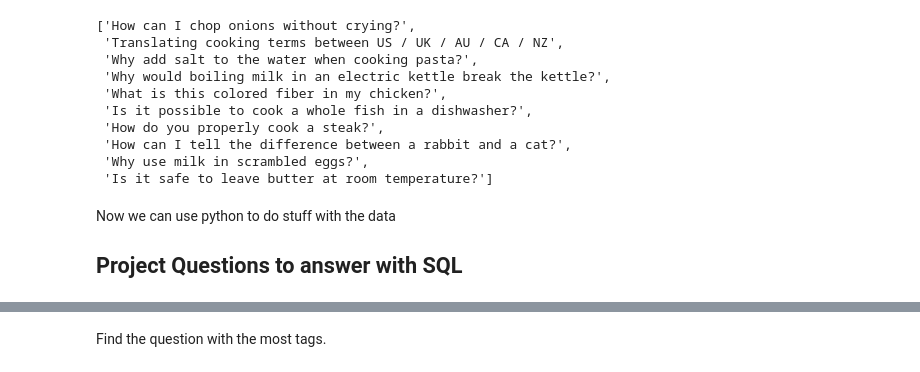
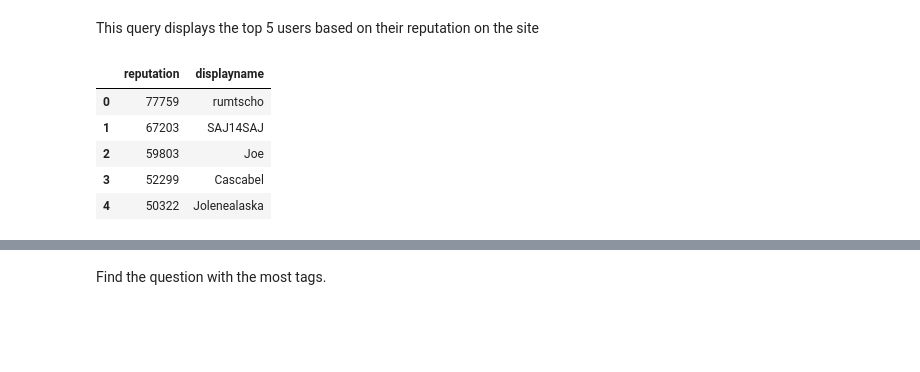
Before and after one commit to CrypticSloth/SchoolWork, a Jupyter notebook: CSCI340Databases/Project2/psqlWithLanguage.ipynb, the cells around one changed output, grey strips where cells are left out. Cells and saved outputs as stored; diff of their text form; code cells hidden in the pictures; blank space fills up the shorter version.

```diff
--- a/CSCI340Databases/Project2/psqlWithLanguage.ipynb
+++ b/CSCI340Databases/Project2/psqlWithLanguage.ipynb
@@ -26,17 +24,13 @@ titles = list(qs['title'])
-# %%
-titles
-# %% [output]
-['How can I chop onions without crying?',
- 'Translating cooking terms between US / UK / AU / CA / NZ',
- 'Why add salt to the water when cooking pasta?',
- 'Why would boiling milk in an electric kettle break the kettle?',
- 'What is this colored fiber in my chicken?',
- 'Is it possible to cook a whole fish in a dishwasher?',
- 'How do you properly cook a steak?',
- 'How can I tell the difference between a rabbit and a cat?',
- 'Why use milk in scrambled eggs?',
- 'Is it safe to leave butter at room temperature?']
-# %% [markdown]
-Now we can use python to do stuff with the data
-
-## Project Questions to answer with SQL
+# %% [markdown]
+This query displays the top 5 users based on their reputation on the site
+# %%
+pd.read_sql_query(
+    'SELECT reputation,displayname FROM users ORDER BY reputation DESC LIMIT 5;'
+    ,engine)
+# %% [output]
+|  | reputation | displayname |
+| 0 | 77759 | rumtscho |
+| 1 | 67203 | SAJ14SAJ |
+| 2 | 59803 | Joe |
+| 3 | 52299 | Cascabel |
+| 4 | 50322 | Jolenealaska |
```
Also changed, not shown: parts of 11 cells of this notebook.
